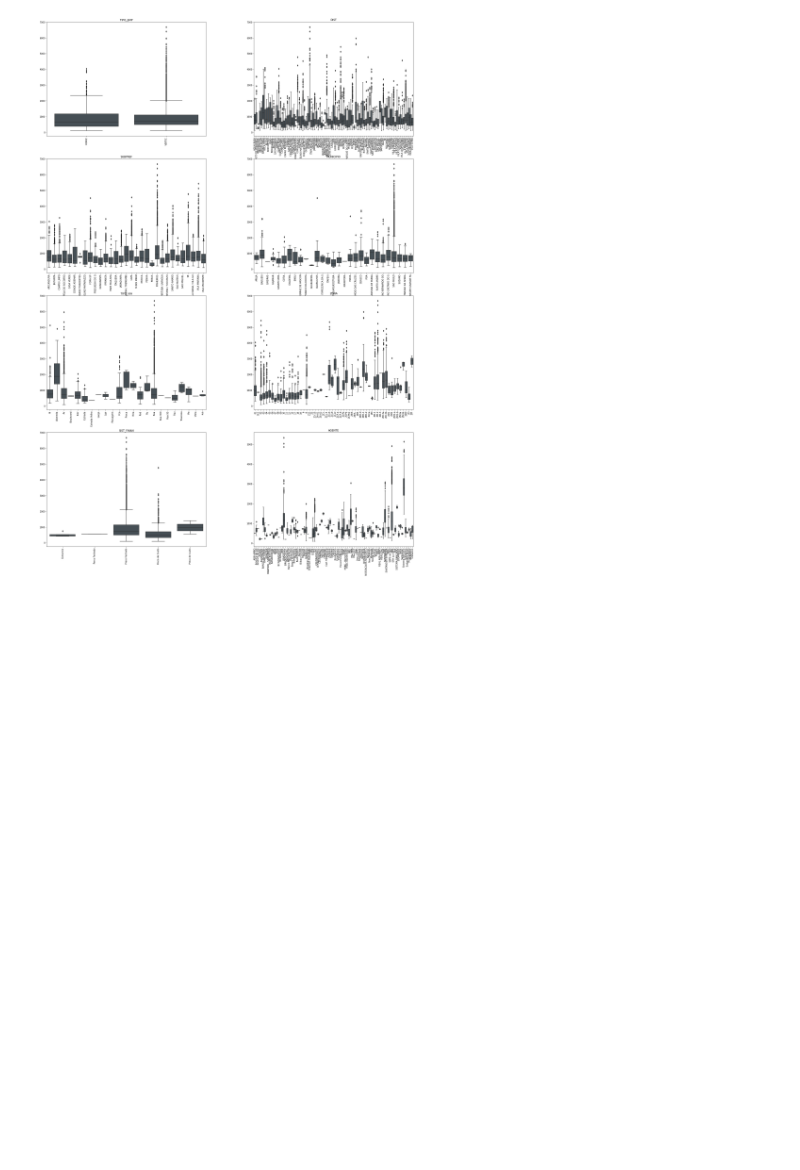
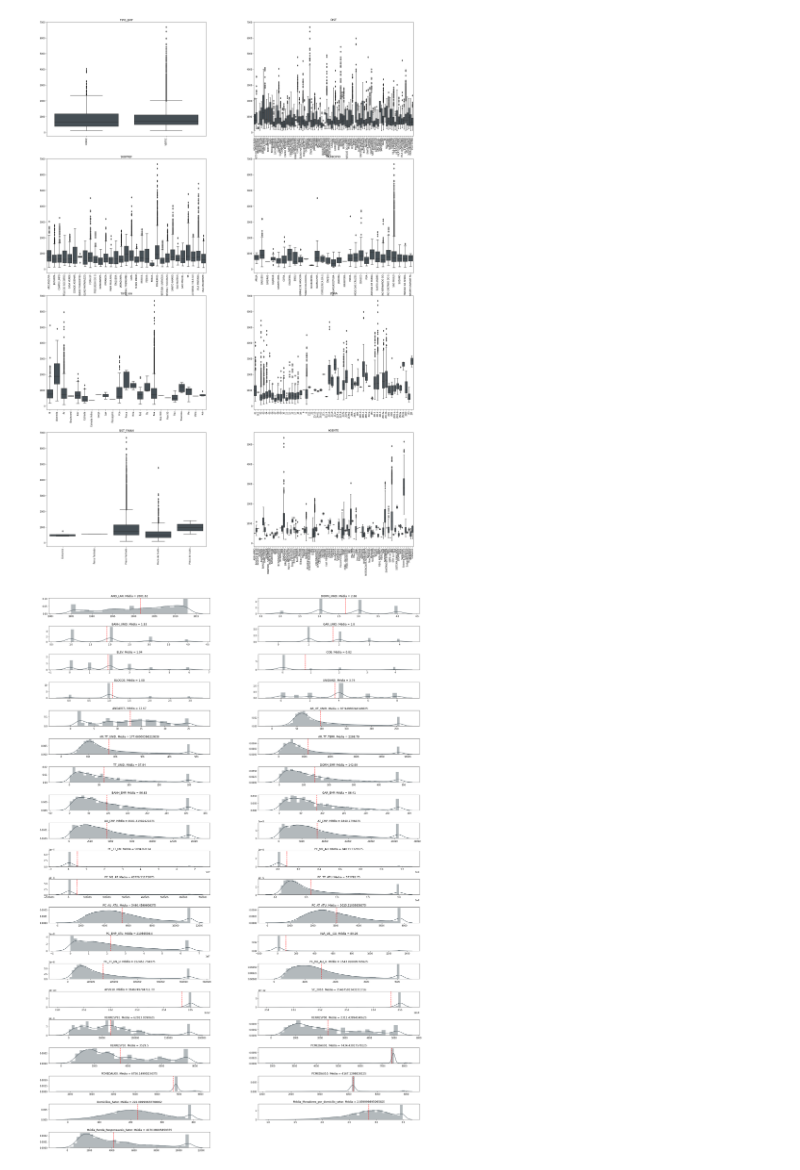
Before and after one commit to LissesCastro/Tera-Mercado-Imobiliario-SP, a Jupyter notebook: Codigo_EDA.ipynb, the cells around one changed output. Saved outputs shown, nothing was run; the diff lists cells and outputs as text; code cells hidden in the pictures; blank space fills up the shorter version.

```diff
--- a/Codigo_EDA.ipynb
+++ b/Codigo_EDA.ipynb
@@ -194,3 +199,11 @@ plot_hist_variaveis(v_int, df)
 plot_violin_variaveis(dataframe=df, conjunto=v_categoricos, resposta=v_resposta)
 # %% [output]
 [figure]
+# %%
+for col in df[v_numericos].columns:
+    limite = df[col].quantile(0.95)
+    df[col] = df[col].where(df[col] < limite, limite)
+# %%
+plot_hist_variaveis(v_numericos, df)
+# %% [output]
+[figure, added]
```
Also changed, not shown: parts of 11 cells of this notebook.
